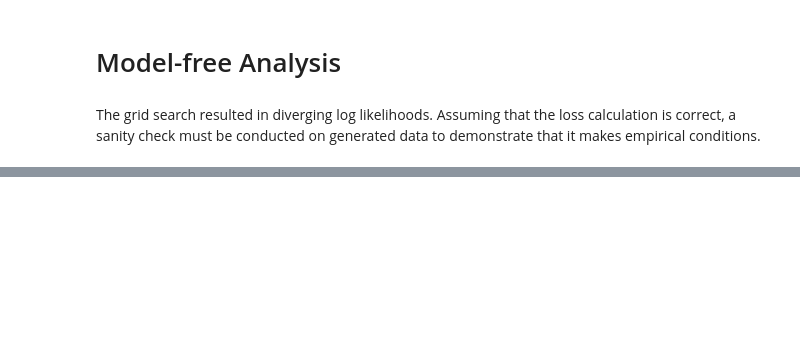
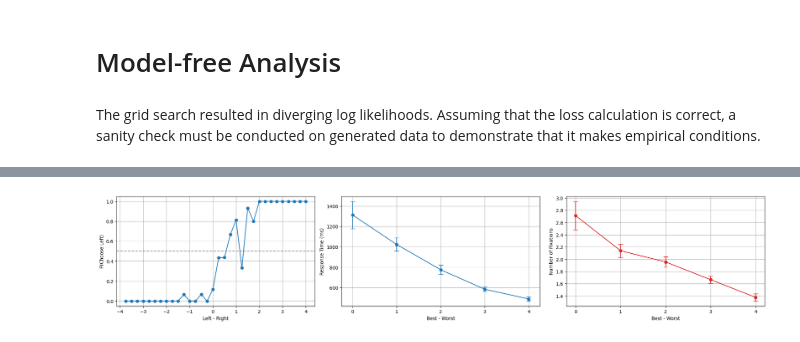
Before and after one commit to Hehesh/DDM, a Jupyter notebook: model_free_analysis.ipynb, the cells around one changed output, grey strips where cells are left out. Cells and saved outputs as stored; diff of their text form; code cells hidden in the pictures; blank space fills up the shorter version.

```diff
--- a/model_free_analysis.ipynb
+++ b/model_free_analysis.ipynb
@@ -494,0 +88,44 @@ Name: count, dtype: int64
+# %%
+# --------------------------- #
+# Figure 2: Last 3 plots      #
+# --------------------------- #
+fig2, axs = plt.subplots(1, 3, figsize=(20, 4))
+
+## Plot 6: Choice by signed difficulty
+first_fix_df['signed_diff'] = first_fix_df['avgWTP_left'] - first_fix_df['avgWTP_right']
+first_fix_df['diff_bin'] = pd.cut(first_fix_df['signed_diff'], bins=np.arange(-4, 4.25, 0.25))
+prob_left_by_bin = first_fix_df.groupby('diff_bin')['choice'].apply(lambda x: (x == 0).mean())
+bin_centers = first_fix_df.groupby('diff_bin')['signed_diff'].mean()
+axs[0].plot(bin_centers, prob_left_by_bin, marker='o', linestyle='-')
+axs[0].axhline(0.5, color='gray', linestyle='--')
+axs[0].set_xlabel("Left - Right")
+axs[0].set_ylabel("P(Choose Left)")
+axs[0].grid(True)
+
+## Plot 7: Response time by difficulty
+first_fix_df['diff_bin'] = pd.cut(first_fix_df['abs_diff'], bins=[-0.5, 0.5, 1.5, 2.5, 3.5, 4.5], labels=[0, 1, 2, 3, 4])
+summary = first_fix_df.groupby('diff_bin')['RT'].agg(['mean', sem]).reset_index()
+summary.columns = ['diff_bin', 'mean_RT', 'sem_RT']
+summary['mean_RT'] *= 1000
+summary['sem_RT'] *= 1000
+axs[1].errorbar(summary['diff_bin'].astype(int), summary['mean_RT'], yerr=summary['sem_RT'], fmt='o-', capsize=5)
+axs[1].set_xlabel("Best - Worst")
+axs[1].set_ylabel("Response Time (ms)")
+axs[1].set_xticks([0, 1, 2, 3, 4])
+axs[1].set_xlim(-0.25, 4.25)
+axs[1].grid(True)
+
+## Plot 8: Number of fixations by difficulty
+summary = first_fix_df.groupby('diff_bin')['fix_num_rev'].agg(['mean', sem]).reset_index()
+summary.columns = ['diff_bin', 'mean_n_fixations', 'sem_n_fixations']
+summary['bin_x'] = summary['diff_bin'].astype(float)
+axs[2].errorbar(summary['bin_x'], summary['mean_n_fixations'], yerr=summary['sem_n_fixations'], fmt='o-', capsize=5, color='tab:red')
+axs[2].set_xlabel("Best - Worst")
+axs[2].set_ylabel("Number of Fixations")
+axs[2].set_xticks(summary['bin_x'])
+axs[2].grid(True)
+
+fig2.tight_layout()
+plt.show()
+# %% [output]
+[figure, added]
```
Also changed, not shown: parts of 27 cells of this notebook, 2 other files.
